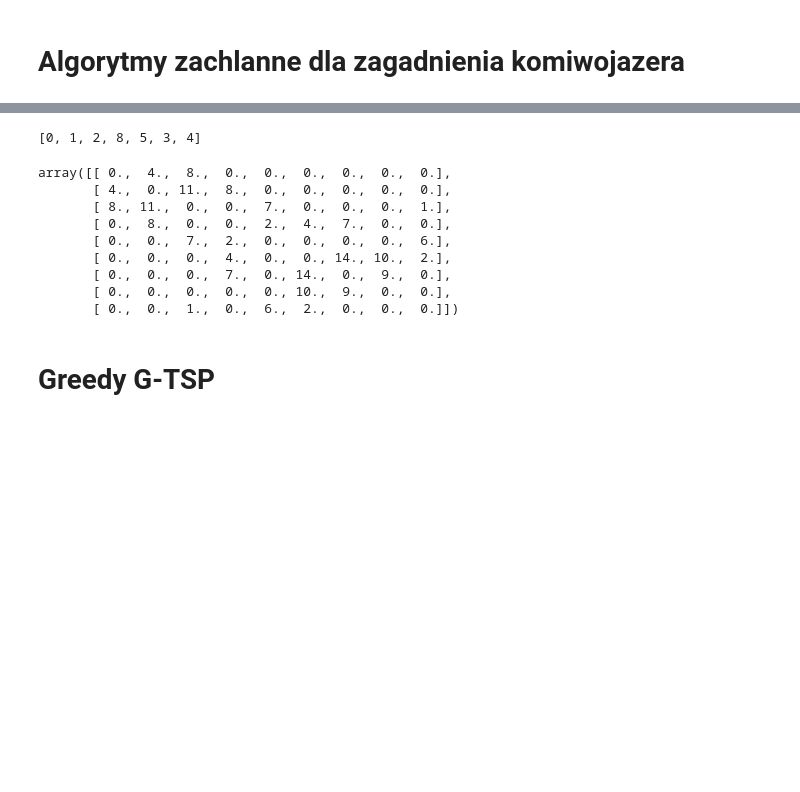
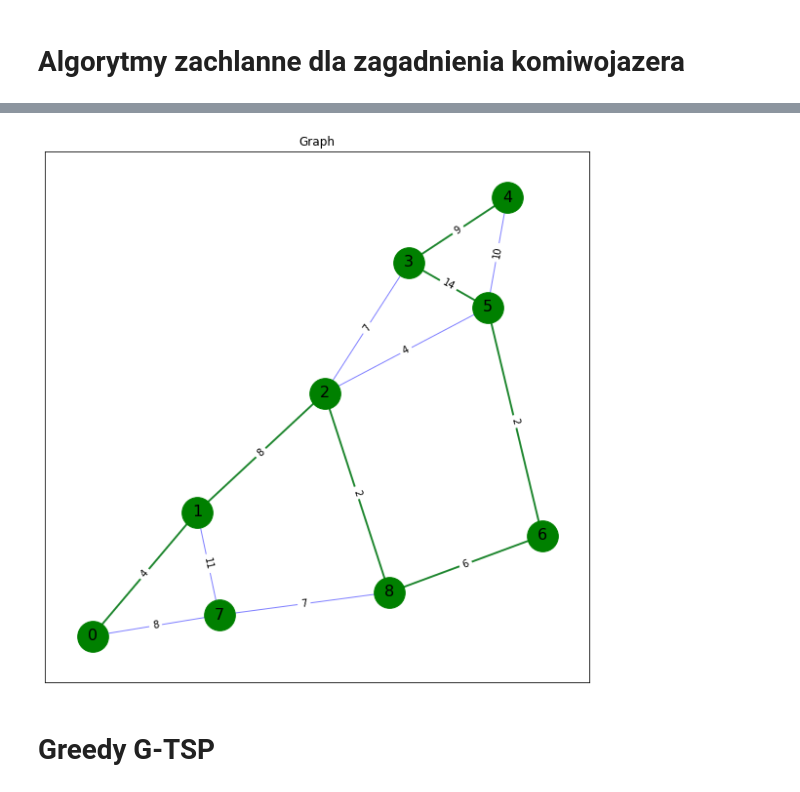
Before and after one commit to djmmatracki/BadanieOperacyjne, a Jupyter notebook: GreedyTSP/sprawozdanie.ipynb, the cells around one changed output, grey strips where cells are left out. Drawn from its saved outputs; the diff is of its cells as text; code cells hidden in the pictures; blank space fills up the shorter version.

```diff
--- a/GreedyTSP/sprawozdanie.ipynb
+++ b/GreedyTSP/sprawozdanie.ipynb
@@ -46,37 +43,50 @@ plt.show()
 # %%
-M = nx.to_numpy_array(G)
+M = nx.to_numpy_array(G, nodelist=sorted(G.nodes()))
 
 def nearestNeighbour(G: List[List[int]], start: int) -> List[int]:
     current = start
     visited = []
     n = len(G)
 
     while len(visited) < n:
         visited.append(current)
         minimal = np.inf
         for i in range(n):
             if minimal > G[current][i] and G[current][i] > 0 and i not in visited:
                 minimal = i
 
         if minimal == np.inf:
             return visited
         current = minimal
 
     return visited
 
-print(nearestNeighbour(M, 0))
-M
+
+def nodesToPath(nodes: List[int]):
+    path = []
+    for i in range(len(nodes) - 1):
+        path.append((nodes[i], nodes[i+1]))
+    return path
+
+
+nodes = nearestNeighbour(M, 0)
+path = nodesToPath(nodes)
+
+fig = plt.figure(figsize=(10, 10))
+
+pos = nx.spring_layout(G)
+
+nx.draw_networkx_nodes(G, pos, nodelist=[i for i in range(9)], node_color='g', node_size=1000)
+nx.draw_networkx_edges(G, pos, width=1,alpha=0.5,edge_color='b')
+nx.draw_networkx_edges(G, pos, edgelist=path, width=2,alpha=0.8,edge_color='g')
+
+nx.draw_networkx_edge_labels(G, pos, font_size=10, edge_labels = nx.get_edge_attributes(G,'weight'))
+nx.draw_networkx_labels(G, pos, font_size=16)
+
+plt.title("Graph")
+plt.show()
 # %% [output]
-[0, 1, 2, 8, 5, 3, 4]
-array([[ 0.,  4.,  8.,  0.,  0.,  0.,  0.,  0.,  0.],
-       [ 4.,  0., 11.,  8.,  0.,  0.,  0.,  0.,  0.],
-       [ 8., 11.,  0.,  0.,  7.,  0.,  0.,  0.,  1.],
-       [ 0.,  8.,  0.,  0.,  2.,  4.,  7.,  0.,  0.],
-       [ 0.,  0.,  7.,  2.,  0.,  0.,  0.,  0.,  6.],
-       [ 0.,  0.,  0.,  4.,  0.,  0., 14., 10.,  2.],
-       [ 0.,  0.,  0.,  7.,  0., 14.,  0.,  9.,  0.],
-       [ 0.,  0.,  0.,  0.,  0., 10.,  9.,  0.,  0.],
-       [ 0.,  0.,  1.,  0.,  6.,  2.,  0.,  0.,  0.]])
+[figure, added]
 # %% [markdown]
 # Greedy G-TSP
 # %%
```
Also changed, not shown: parts of 1 cell of this notebook.
